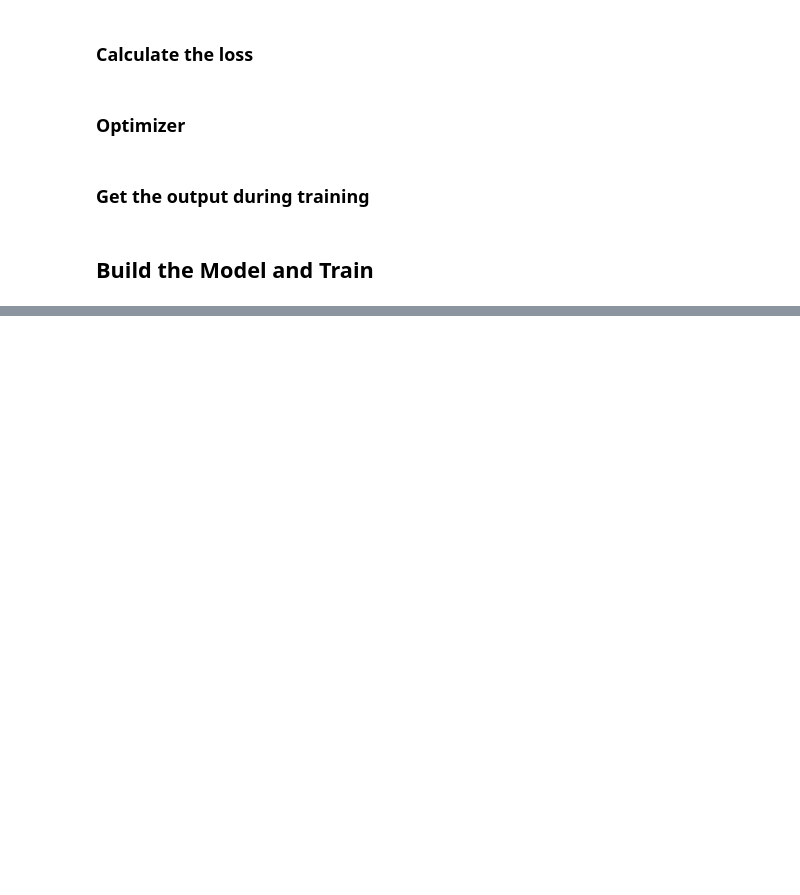
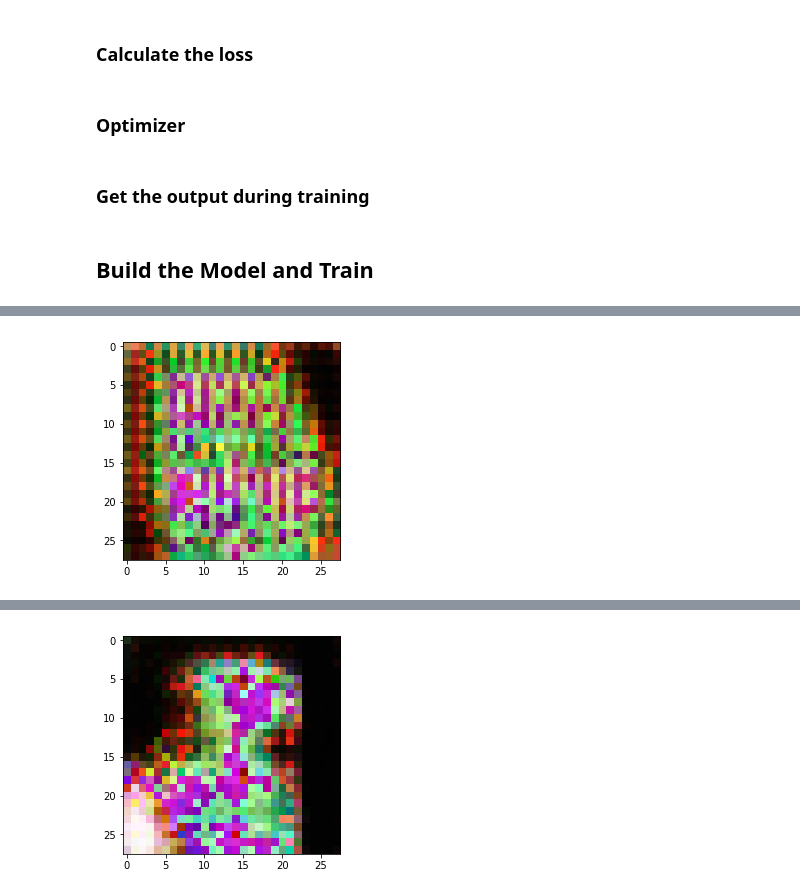
Before and after one commit to Lichuanro/face-generation, a Jupyter notebook: face_generation.ipynb, the cells around one changed output, grey strips where cells are left out. Drawn from its saved outputs; the diff is of its cells as text; code cells hidden in the pictures; blank space fills up the shorter version.

```diff
--- a/face_generation.ipynb
+++ b/face_generation.ipynb
@@ -127,14 +137,6 @@ def model_loss(input_real, input_z, output_dim, alpha=0.2):
 ### Optimizer
 # %%
 def model_opt(d_loss, g_loss, learning_rate, beta1):
-    """
-    Get optimization operations
-    :param d_loss: Discriminator loss Tensor
-    :param g_loss: Generator loss Tensor
-    :param learning_rate: Learning Rate Placeholder
-    :param beta1: The exponential decay rate for the 1st moment in the optimizer
-    :return: A tuple of (discriminator training operation, generator training operation)
-    """
     # Get weights and bias to update
     t_vars = tf.trainable_variables()
     d_vars = [var for var in t_vars if var.name.startswith('discriminator')]
@@ -169,17 +165,6 @@ def show_generator_output(sess, n_images, input_z, out_channel_dim, image_mode):
 ## Build the Model and Train
 # %%
 def train(epoch_count, batch_size, z_dim, learning_rate, beta1, get_batches, data_paths, data_shape):
-    """
-    Train the GAN
-    :param epoch_count: Number of epochs
-    :param batch_size: Batch Size
-    :param z_dim: Z dimension
-    :param learning_rate: Learning Rate
-    :param beta1: The exponential decay rate for the 1st moment in the optimizer
-    :param get_batches: Function to get batches
-    :param data_shape: Shape of the data
-    """
-
     image_channels = 3
 
     image_width = data_shape[0]
@@ -190,10 +175,10 @@ def train(epoch_count, batch_size, z_dim, learning_rate, beta1, get_batches, dat
     d_train_opt, g_train_opt = model_opt(d_loss, g_loss, learning_rate, beta1)
 
     batch_num = 0
+    steps = 0
     samples, losses = [], []
 
     g_vars = [var for var in tf.trainable_variables() if var.name.startswith('generator')]
-    saver = tf.train.Saver(var_list=g_vars)
 
     with tf.Session() as sess:
         sess.run(tf.global_variables_initializer())
@@ -207,33 +192,30 @@ def train(epoch_count, batch_size, z_dim, learning_rate, beta1, get_batches, dat
 
                 # Run optimizers
                 _ = sess.run(d_train_opt, feed_dict={input_real: batch_images, input_z: batch_z})
-                _ = sess.run(g_train_opt, feed_dict={input_z: batch_z})
+                _ = sess.run(g_train_opt, feed_dict={input_real: batch_images, input_z: batch_z})
                 batch_num += 1
+                steps += 1
 
                 if (batch_num%100 == 0):
                     show_generator_output(sess=sess,
                                           input_z=input_z,
-                                          n_images=10,
+                                          n_images=1,
                                           out_channel_dim=image_channels)
 
                 # At the end of each epoch, get the losses and print them out
                 train_loss_d = sess.run(d_loss, {input_z: batch_z, input_real: batch_images})
                 train_loss_g = g_loss.eval({input_z: batch_z})
 
-                print("Epoch {}/{}...".format(epoch_i+1, epochs),
-                      "Discriminator Loss: {:.4f}...".format(train_loss_d),
-                      "Generator Loss: {:.4f}".format(train_loss_g))
+                if (steps%20 == 0):
+                    print("Epoch {}/{}...".format(epoch_i+1, epochs),
+                          "Discriminator Loss: {:.4f}...".format(train_loss_d),
+                          "Generator Loss: {:.4f}".format(train_loss_g))
                 # Save losses to view after training
                 losses.append((train_loss_d, train_loss_g))
 
-            saver.save(sess, './checkpoints/generator.ckpt')
+        plt.plot(losses)
 # %%
 def get_batches(data_path, batch_size):
-    """
-    Generate batches
-    :param batch_size: Batch Size
-    :return: Batches of data
-    """
     IMAGE_MAX_VALUE = 255
 
     current_index = 0
@@ -245,10 +227,11 @@ def get_batches(data_path, batch_size):
 # %%
 batch_size = 128
 z_dim = 200
-learning_rate = 0.001
+learning_rate = 0.002
 beta1 = 0.5
 
 epochs = 1
 
 with tf.Graph().as_default():
     train(epochs, batch_size, z_dim, learning_rate, beta1, get_batches, img_paths, [28, 28])
+# %% [output]
@@ -254,0 +242 @@ with tf.Graph().as_default():
+[figure, added]
@@ -254,0 +248 @@ with tf.Graph().as_default():
+[figure, added]
```
Also changed, not shown: parts of 9 cells of this notebook, 2 other files.
